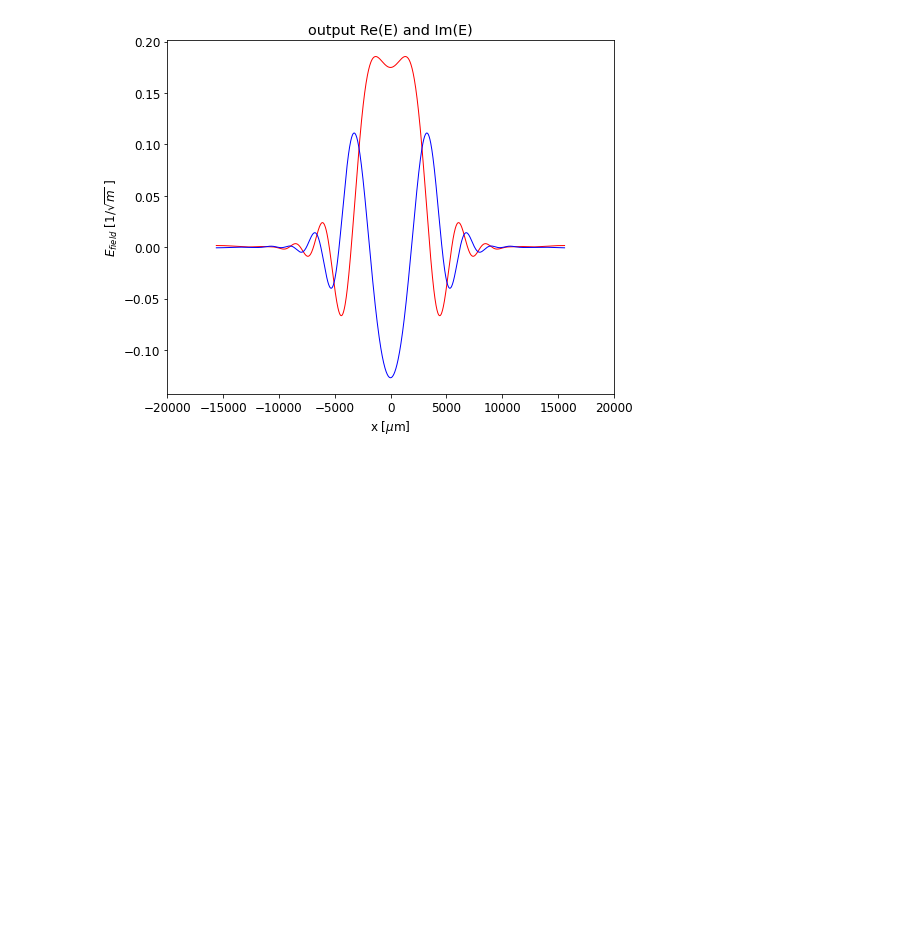
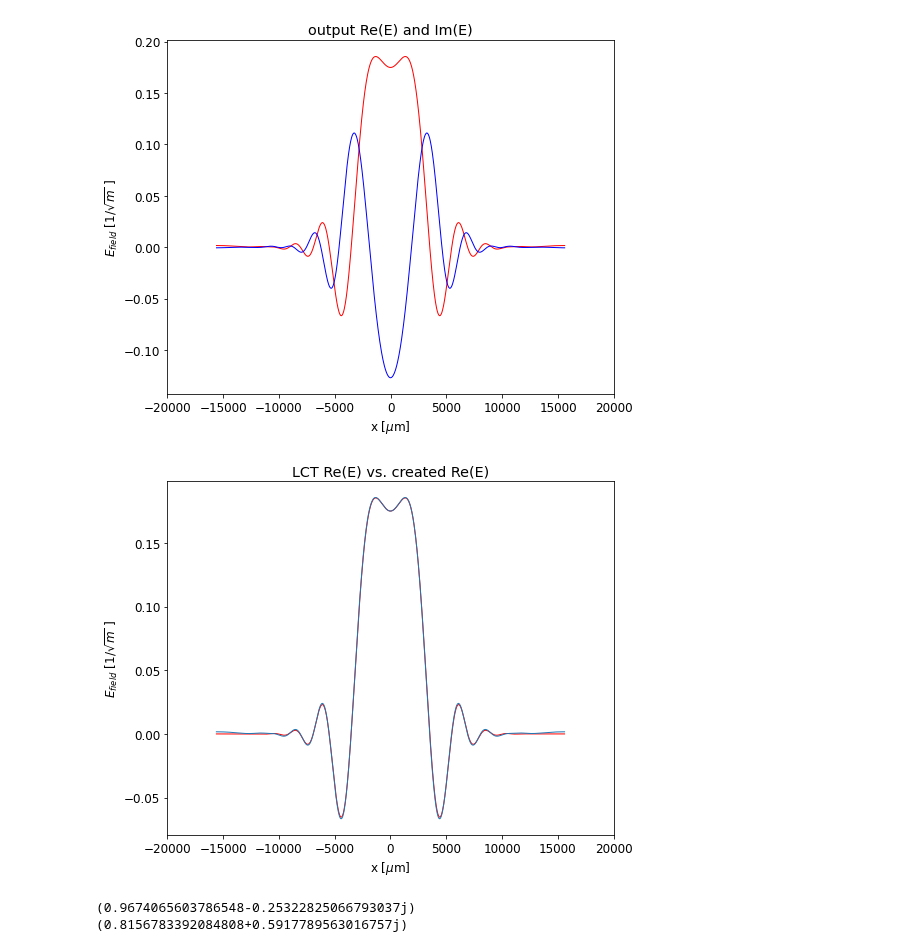
Before and after one commit to radiasoft/rslight, a Jupyter notebook: LCT/LCT_1d_units_wavelength01.ipynb, the cells around one changed output. Drawn from its saved outputs; the diff is of its cells as text; code cells hidden in the pictures; blank space fills up the shorter version.

```diff
--- a/LCT/LCT_1d_units_wavelength01.ipynb
+++ b/LCT/LCT_1d_units_wavelength01.ipynb
@@ -32,7 +32,7 @@ hfontMed = {'fontname':'Latin Modern Roman', 'size' : 15}
 # %%
 phLambda = 0.8e-6               # wavelength [m]; 0.8e-6 m = 800 nm or wavelength of Ti-Sapphire laser
 k = 2 * np.pi / phLambda        # wave number
-sigmax_gsn_init = 1.3e-3 / 2    # RMS beam size for initial Gsn [m] (w0/2)
+sigmax_gsn_init = 0.65e-3    # RMS beam size for initial Gsn [m] (w0/2)
 print('initial beam size: %g [mm]' %(sigmax_gsn_init*1e3))
 sigma_no_gsn_init = 12          # no. of sigmas for initial Gsn range
 dist_waist = 0                  # distance from waist [m] (z in the notes)
@@ -79,10 +79,13 @@ fig.show()
 # %%
 # define matrix for LCT transformation
 
-l_scale = 8e-3                     # scale length in LCT
+l_scale = 1                     # scale length in LCT
 
 # lct_mat = lct.rotation_22(360 / 3 * (np.pi / 180.))
+
 L = 20    # drift length [m]
+
+
 # lct_mat = np.array([[ 1,  L  ],
 #                      [ 0, 1 ]])
 # lct_mat = np.array([[ 1,  L*phLambda  ],
@@ -168,0 +174,38 @@ fig.show()
+# %%
+# Construct final Gaussian via creation and plot
+
+q_gsn_final = -L + q_gsn_init
+E_field_gsn_final = (1 / np.sqrt(np.abs(q_gsn_final))) * np.exp(-1j * k * np.square(xvals_out) / 2 / q_gsn_final)
+#multiply by phase
+#tune=.08
+#tune = 0.42
+
+midpt=np.ceil(nx_out/2).astype(int)
+xvals_out[midpt]
+pfact = E_field_gsn_final[midpt]/sig_arr_out[midpt]
+
+
+E_field_gsn_final /= pfact
+
+
+# plot output Re(E)
+fig = plt.figure(figsize=(8,6.5))
+ax = fig.gca()
+ax.plot(xvals_out*1e6, np.real(E_field_gsn_final),'r-', lw = 1)
+#ax.plot(xvals_out*1e6, np.imag(E_field_gsn_final),'-', lw = 1)
+ax.plot(xvals_out*1e6, np.real(sig_arr_out),'-', lw = 1)
+#ax.plot(xvals_out*1e6, np.imag(sig_arr_out),'-', lw = 1)
+ax.set_xlim(-2e4, 2e4)
+# ax.set_ylim(-1e4, 1e4)
+ax.set_xlabel(r'x [$\mu$m]')
+ax.set_ylabel(r'$E_{field}$ [$1/\sqrt{m}$ ]')
+ax.set_title(r'LCT Re(E) vs. created Re(E)')
+fig.show()
+# %% [output]
+[figure, added]
+# %%
+print(np.exp(2 * 1j * k * L + 2* 1j * L / z_R))
+print(pfact)
+# %% [output]
+(0.9674065603786548-0.25322825066793037j)
+(0.8156783392084808+0.5917789563016757j)
```
Also changed, not shown: parts of 8 cells of this notebook.
